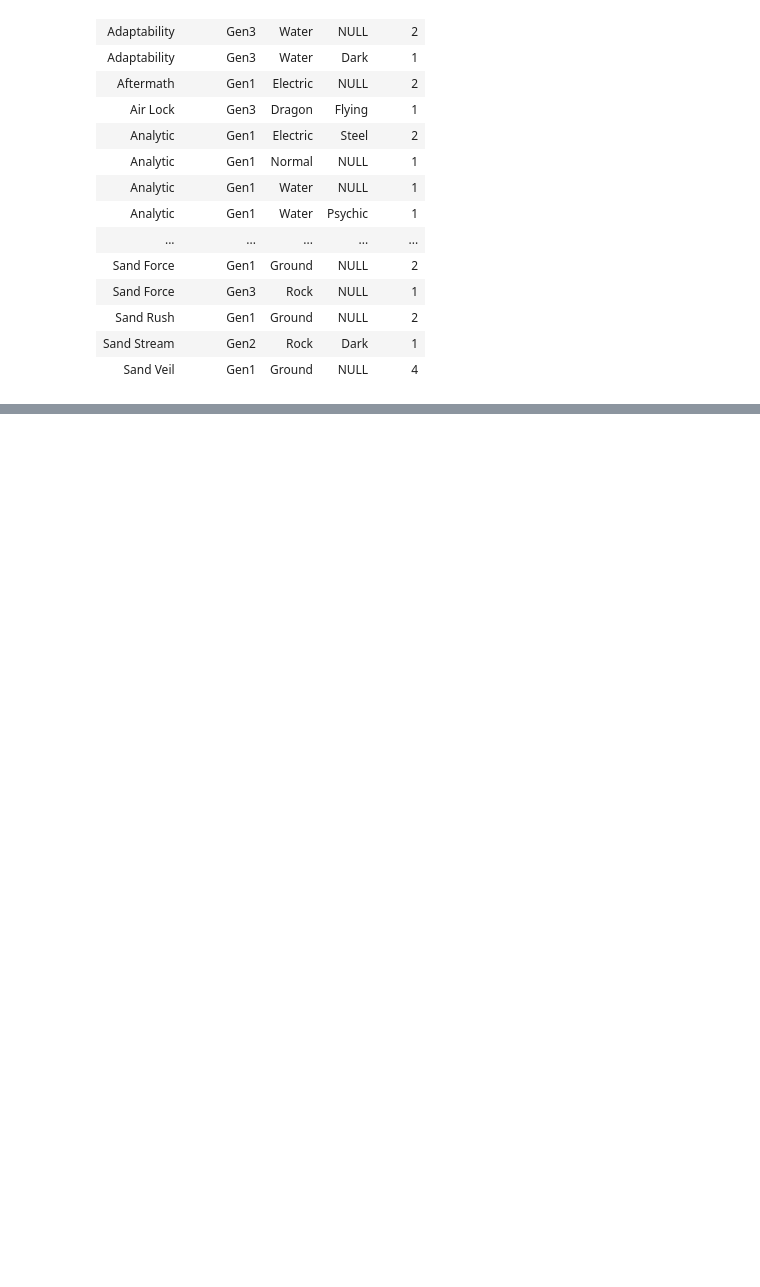
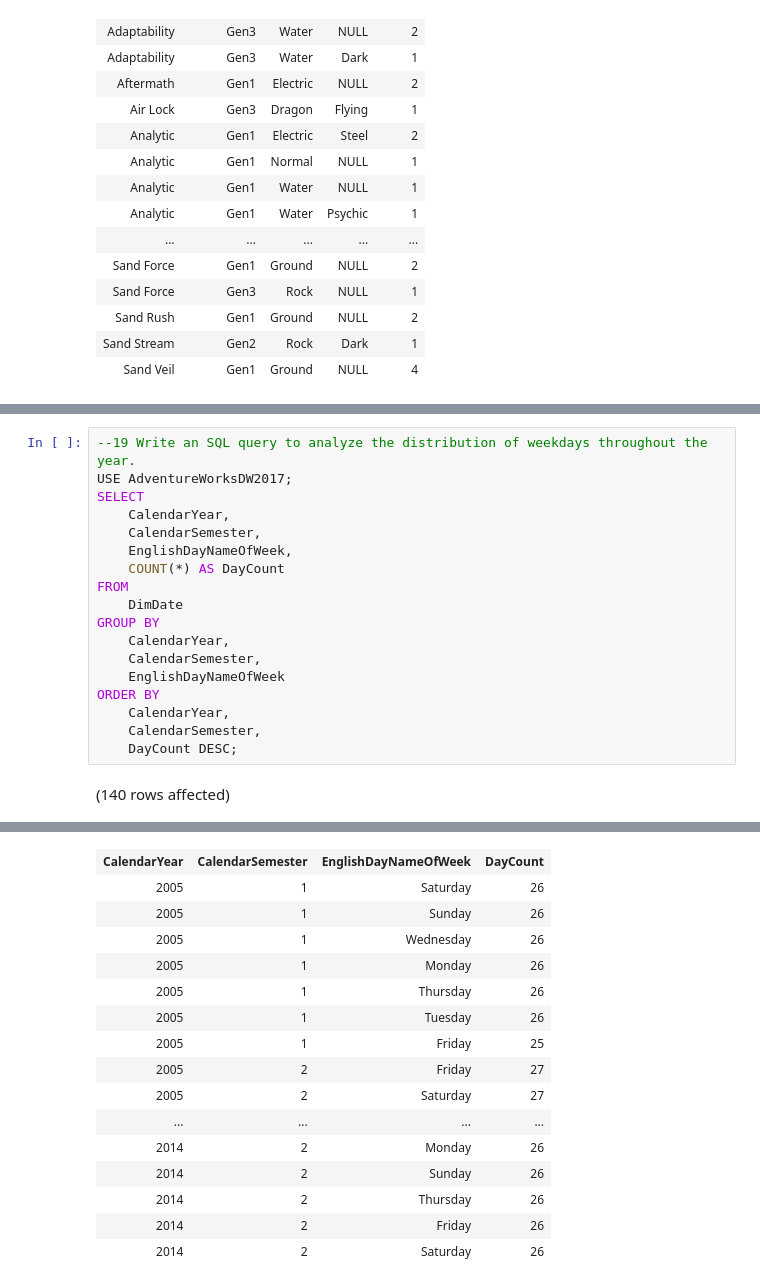
Before and after one commit to ImPrithibi/SQLProgramming, a Jupyter notebook: Project 1/Individual_Group_6_Project1_AuyonHaque.ipynb, the cells around one changed output, grey strips where cells are left out. Cells and saved outputs as stored; diff of their text form; blank space fills up the shorter version.

```diff
--- a/Project 1/Individual_Group_6_Project1_AuyonHaque.ipynb
+++ b/Project 1/Individual_Group_6_Project1_AuyonHaque.ipynb
@@ -518,0 +1095,20 @@ Total execution time: 00:00:00.054
+# %%
+--19 Write an SQL query to analyze the distribution of weekdays throughout the year.
+USE AdventureWorksDW2017;
+SELECT
+    CalendarYear,
+    CalendarSemester,
+    EnglishDayNameOfWeek,
+    COUNT(*) AS DayCount
+FROM
+    DimDate
+GROUP BY
+    CalendarYear,
+    CalendarSemester,
+    EnglishDayNameOfWeek
+ORDER BY
+    CalendarYear,
+    CalendarSemester,
+    DayCount DESC;
+# %% [output]
+(140 rows affected)
@@ -518,0 +1116,16 @@ Total execution time: 00:00:00.054
+| CalendarYear | CalendarSemester | EnglishDayNameOfWeek | DayCount |
+| 2005 | 1 | Saturday | 26 |
+| 2005 | 1 | Sunday | 26 |
+| 2005 | 1 | Wednesday | 26 |
+| 2005 | 1 | Monday | 26 |
+| 2005 | 1 | Thursday | 26 |
+| 2005 | 1 | Tuesday | 26 |
+| 2005 | 1 | Friday | 25 |
+| 2005 | 2 | Friday | 27 |
+| 2005 | 2 | Saturday | 27 |
+| ... | ... | ... | ... |
+| 2014 | 2 | Monday | 26 |
+| 2014 | 2 | Sunday | 26 |
+| 2014 | 2 | Thursday | 26 |
+| 2014 | 2 | Friday | 26 |
+| 2014 | 2 | Saturday | 26 |
```
Also changed, not shown: parts of 35 cells of this notebook.
